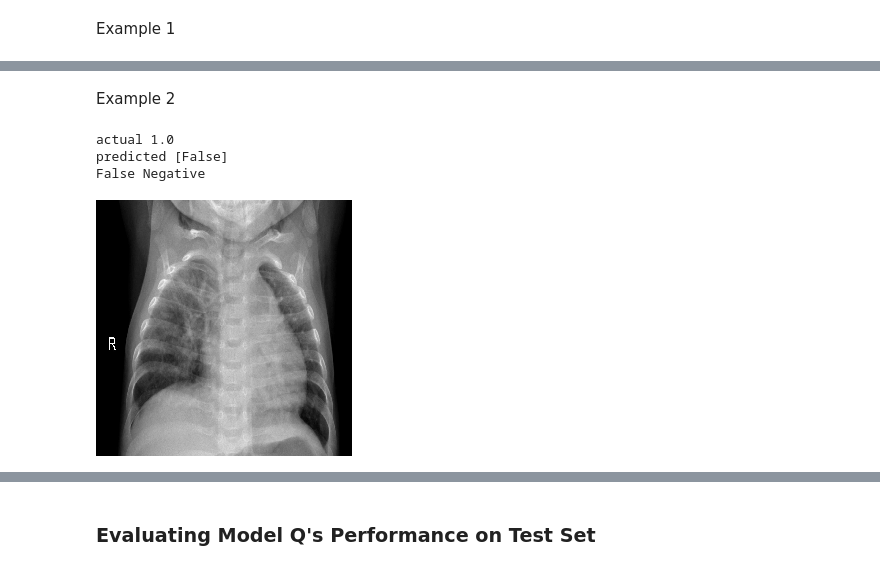
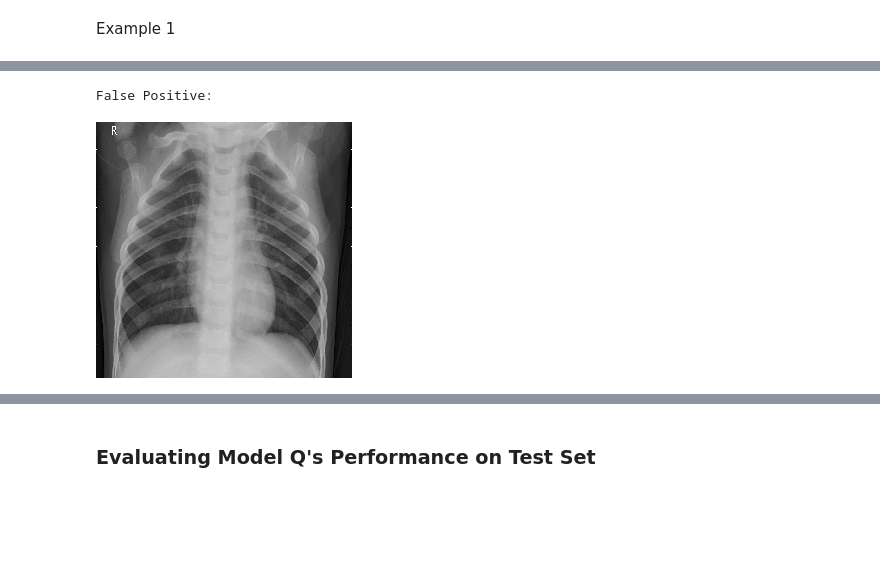
Before and after one commit to JoeBrowz/pneumonia-neural-net, a Jupyter notebook: Final_Notebook.ipynb, the cells around one changed output, grey strips where cells are left out. Saved outputs shown, nothing was run; the diff lists cells and outputs as text; code cells hidden in the pictures; blank space fills up the shorter version.

```diff
--- a/Final_Notebook.ipynb
+++ b/Final_Notebook.ipynb
@@ -353,9 +343,8 @@ missed_idx = [idx for idx, y in enumerate(miss_class) if y]
 # %%
+# create list containing image arrays and ground truth
 Xs = []
 ys = []
-i = 0
-while i < 20:
+for i in range(20):
     batch = next(test_generator)
     Xs.extend(batch[0])
     ys.extend(batch[1])
-    i += 1
@@ -364,2 +351,38 @@ missed_xray = [(X, y) for idx, (X, y) in enumerate(zip(Xs, ys)) if idx in missed
+# %%
+def miscategorized(y_pred):
+    # create array for missed predictions
+    miss_class = y_pred.squeeze() != y_true.squeeze()
+    # get missed classes idx
+    missed_idx = [idx for idx, y in enumerate(miss_class) if y]
+    # make list of missclassified image arrays
+    missed_xray = [(X, y) for idx, (X, y) in enumerate(zip(Xs, ys)) if idx in missed_idx]
+
+    # pick false positive
+    FP = [i for i, idx in enumerate(missed_idx) if y_pred[idx] == True]
+    fp_idx = random.choice(FP)
+    # verify false positive
+    i = 0
+    while missed_xray[fp_idx][1] == y_pred[missed_idx[fp_idx]]:
+        fp_idx = random.choice(FP)
+        i += 1
+        if i > 100:
+            return "False Positive Error"
+    # store false positive example
+    fp_img = array_to_img(missed_xray[fp_idx][0])
+
+    # pick false negative
+    FN = [i for i, idx in enumerate(missed_idx) if y_pred[idx] == False]
+    fn_idx = random.choice(FN)
+    # verify false negative
+    i = 0
+    while missed_xray[fn_idx][1] == y_pred[missed_idx[fn_idx]]:
+        fn_idx = random.choice(FN)
+        i += 1
+        if i > 100:
+            return print(f"{fn_idx}: {missed_xray[fn_idx][1]}, {y_pred[fn_idx]} False Negative Error")
+    # store false negative example
+    fn_img = array_to_img(missed_xray[fn_idx][0])
+
+    return fp_img, fn_img
 # %% [markdown]
 Example 1
@@ -377,2 +388,0 @@ False Positive
-# %% [markdown]
-Example 2
@@ -382,11 +389,7 @@ FN = [i for i, idx in enumerate(missed_idx) if y_pred_q[idx] == False]
-# %%
-# show false negative
-print('actual', missed_xray[FN[0]][1])
-print('predicted', y_pred_q[missed_idx[FN[0]]])
-print('False Negative')
-array_to_img(missed_xray[FN[0]][0])
-# %% [output]
-actual 1.0
-predicted [False]
-False Negative
-[figure, removed]
+# %%
+fp_q, fn_q = miscategorized(y_pred_q)
+print('False Positive:')
+fp_q
+# %% [output]
+False Positive:
+[figure, added]
```
Also changed, not shown: parts of 60 cells of this notebook.
